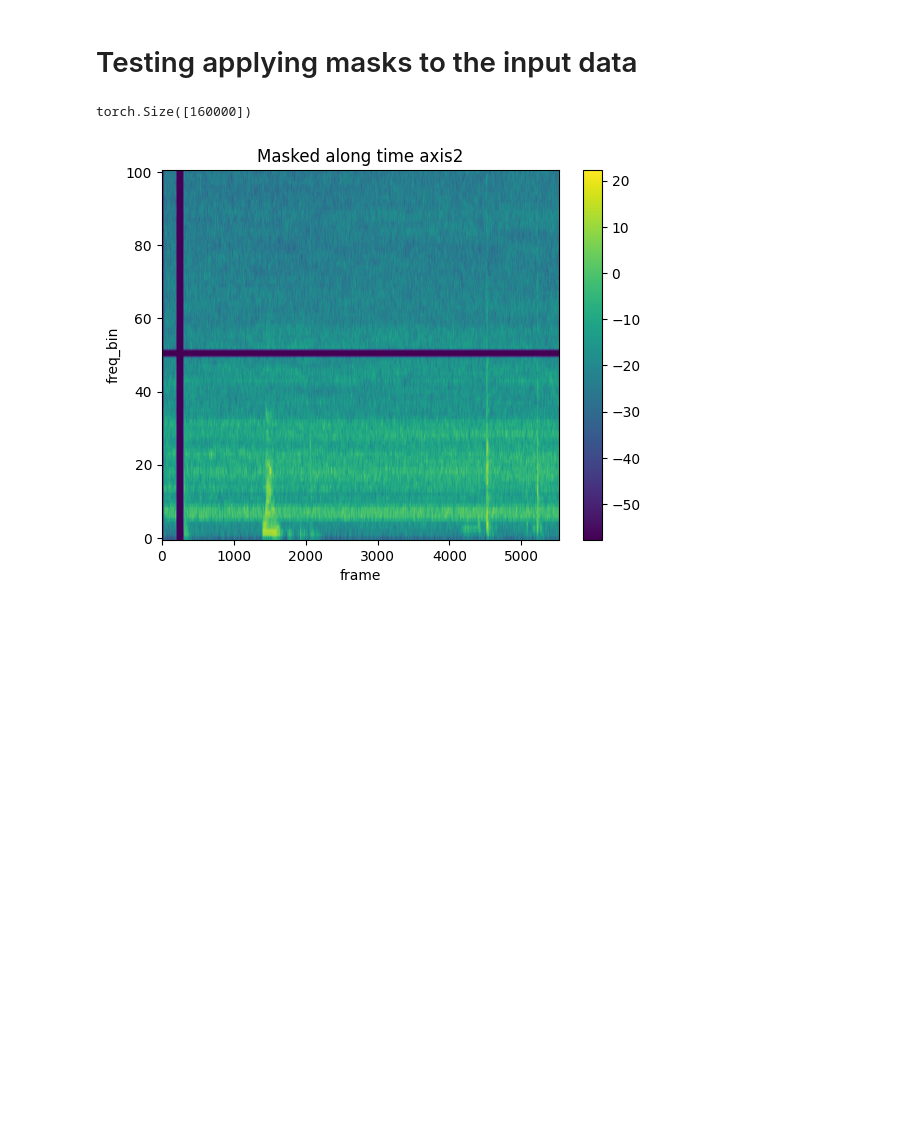
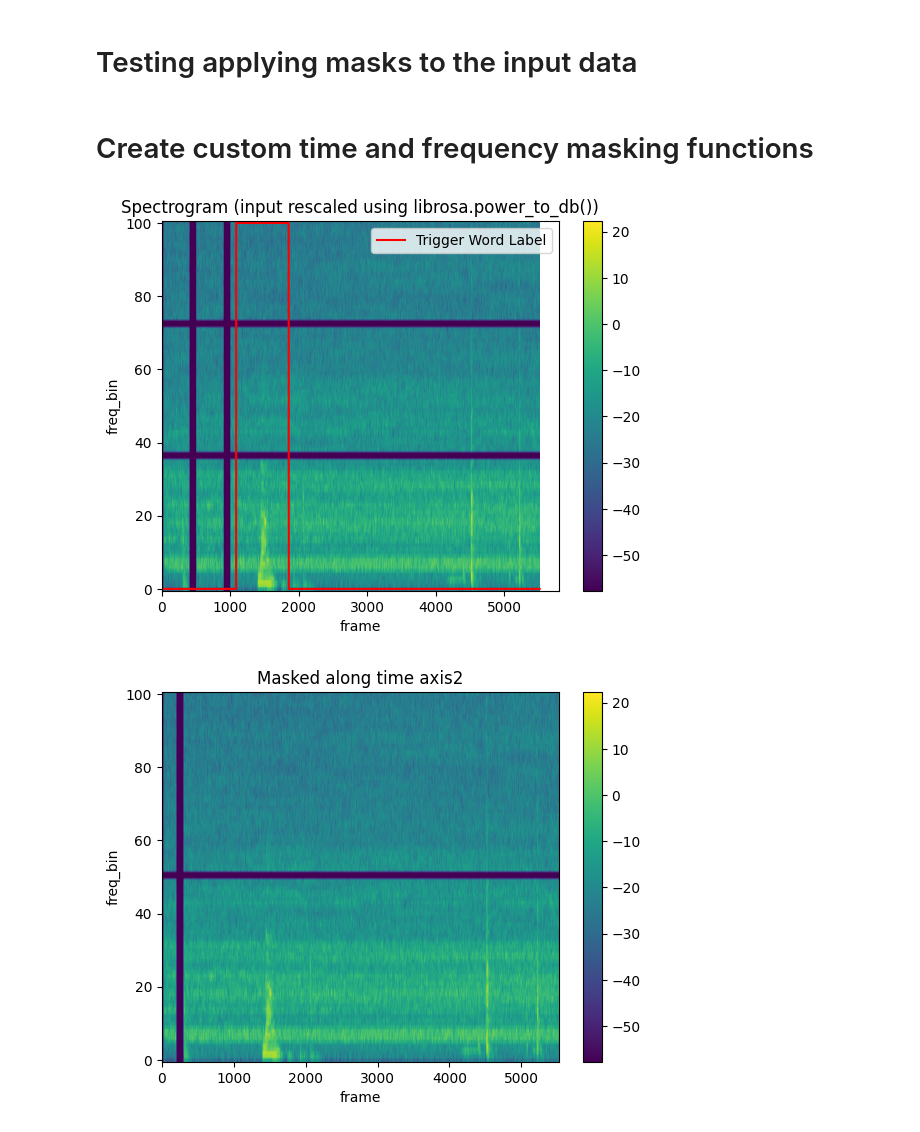
Before and after one commit to aworma4/Trigger_Word_Detction, a Jupyter notebook: test_spec_augment.ipynb, the cells around one changed output. Cells and saved outputs as stored; diff of their text form; code cells hidden in the pictures; blank space fills up the shorter version.

Commit message:
creating time/freq masking function and added to data_loading

```diff
--- a/test_spec_augment.ipynb
+++ b/test_spec_augment.ipynb
@@ -84,10 +84,5 @@ train = ReadData('train',spectrogram_str='True',number_frequencies = spec_freq,n
 
 train_loader = DataLoader(train, batch_size, shuffle=False)
 test_loader = DataLoader(test, batch_size, shuffle=False)
-# %%
-from random import choice
-choice([i for i in range(0,9) if i not in [2,5,7]])
-
-label_spec[label_spec == 0]
-# %% [output]
-torch.Size([160000])
+# %% [markdown]
+# Create custom time and frequency masking functions
@@ -94,3 +91,16 @@ torch.Size([160000])
+# %%
+spec,labels_og = train[-1]
+
+
+
+spec_mask, labels_new = mask_freq_time(spec, labels_og, t_l = 100, f_l = 2)
+spec_mask2, labels_new = mask_freq_time(spec_mask, labels_og, t_l = 100, f_l = 2)
+
+
+plot_spectrogram(spec_mask2[0],labels_new, title=None, ylabel='freq_bin', aspect='auto', xmax=None)
+#plot_spectrogram2(spec_mask[0], title="Masked along time axis2")
+# %% [output]
+[figure, added]
 # %%
 # label_spec.squeeze(0).bool().nonzero().tolist()
 # %%
```
Also changed, not shown: parts of 1 cell of this notebook, 1 other file.
